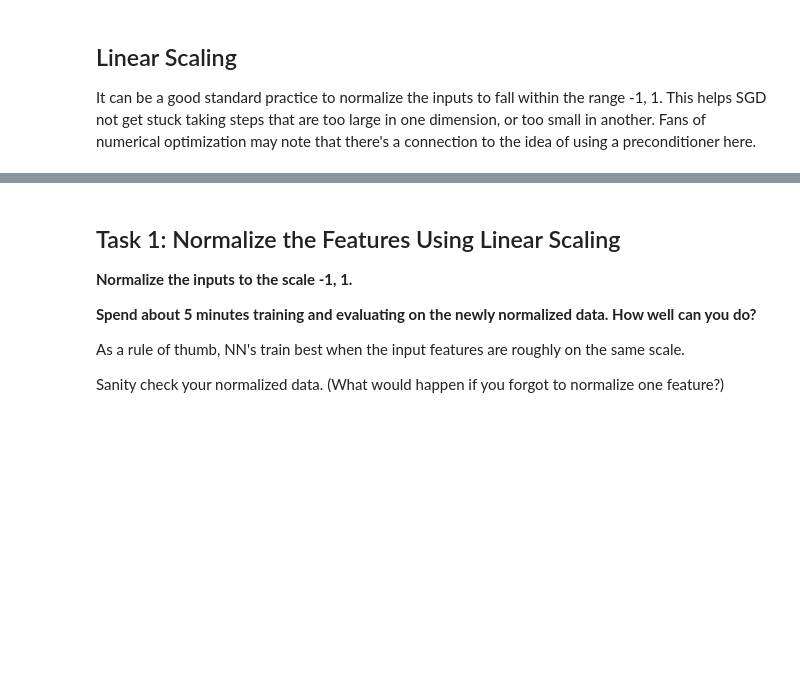
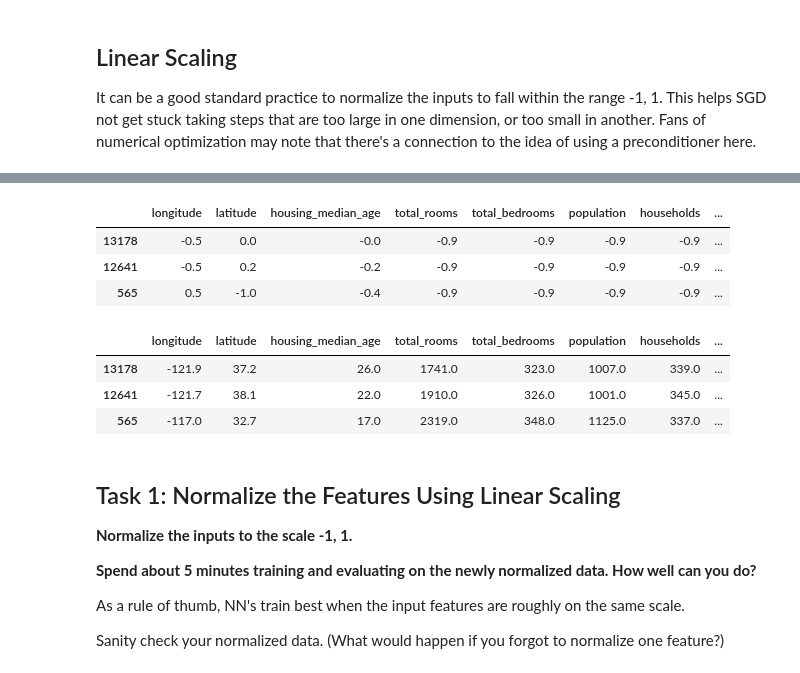
Before and after one commit to tenvol/tsf00, a Jupyter notebook: improving_neural_net_performance.ipynb, the cells around one changed output, grey strips where cells are left out. Drawn from its saved outputs; the diff is of its cells as text; code cells hidden in the pictures; blank space fills up the shorter version.

```diff
--- a/improving_neural_net_performance.ipynb
+++ b/improving_neural_net_performance.ipynb
@@ -515,3 +351,17 @@ training_examples.head(2)
+# %%
+chdf_normalized.head(3)
+# %% [output]
+|  | longitude | latitude | housing_median_age | total_rooms | total_bedrooms | population | households | ... |
+| 13178 | -0.5 | 0.0 | -0.0 | -0.9 | -0.9 | -0.9 | -0.9 | ... |
+| 12641 | -0.5 | 0.2 | -0.2 | -0.9 | -0.9 | -0.9 | -0.9 | ... |
+| 565 | 0.5 | -1.0 | -0.4 | -0.9 | -0.9 | -0.9 | -0.9 | ... |
+# %%
+california_housing_dataframe.head(3)
+# %% [output]
+|  | longitude | latitude | housing_median_age | total_rooms | total_bedrooms | population | households | ... |
+| 13178 | -121.9 | 37.2 | 26.0 | 1741.0 | 323.0 | 1007.0 | 339.0 | ... |
+| 12641 | -121.7 | 38.1 | 22.0 | 1910.0 | 326.0 | 1001.0 | 345.0 | ... |
+| 565 | -117.0 | 32.7 | 17.0 | 2319.0 | 348.0 | 1125.0 | 337.0 | ... |
 # %% [markdown]
 ## Task 1: Normalize the Features Using Linear Scaling
 
```
Also changed, not shown: parts of 35 cells of this notebook.
